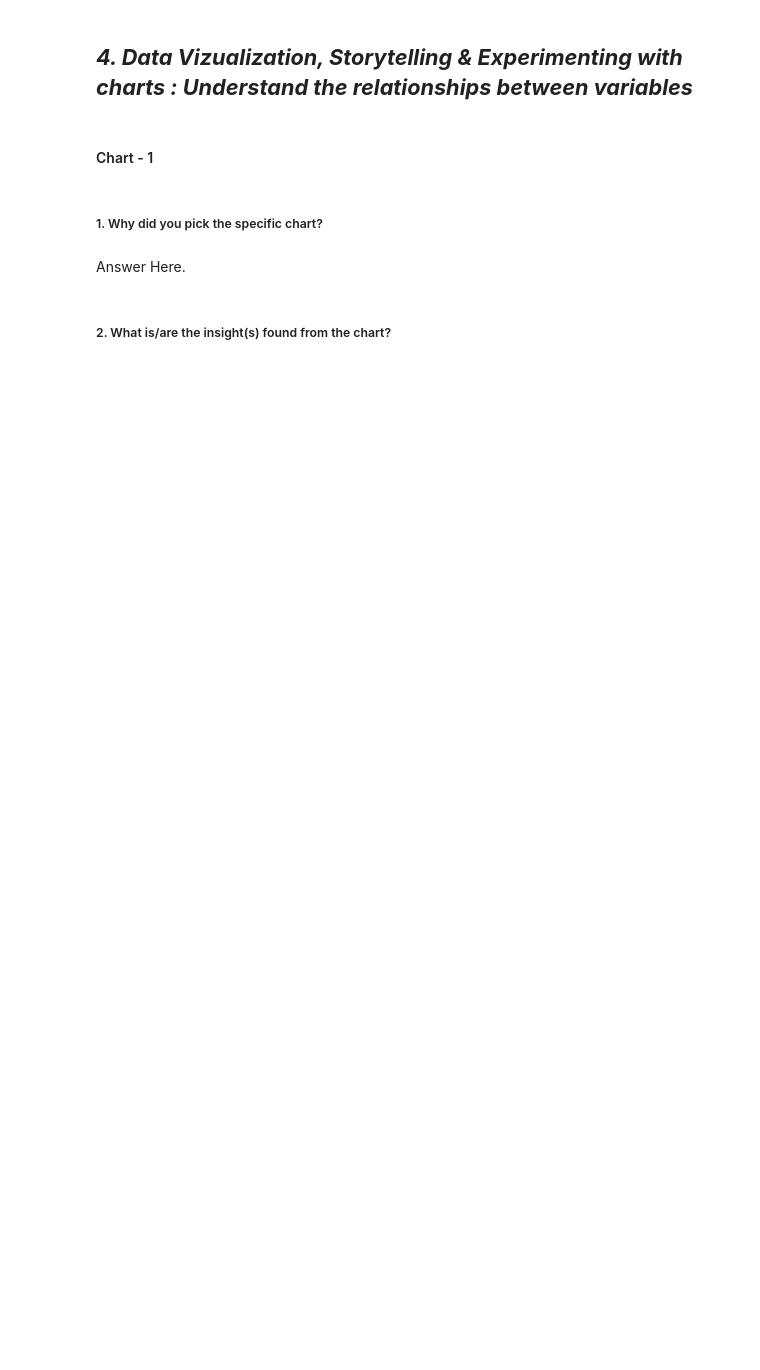
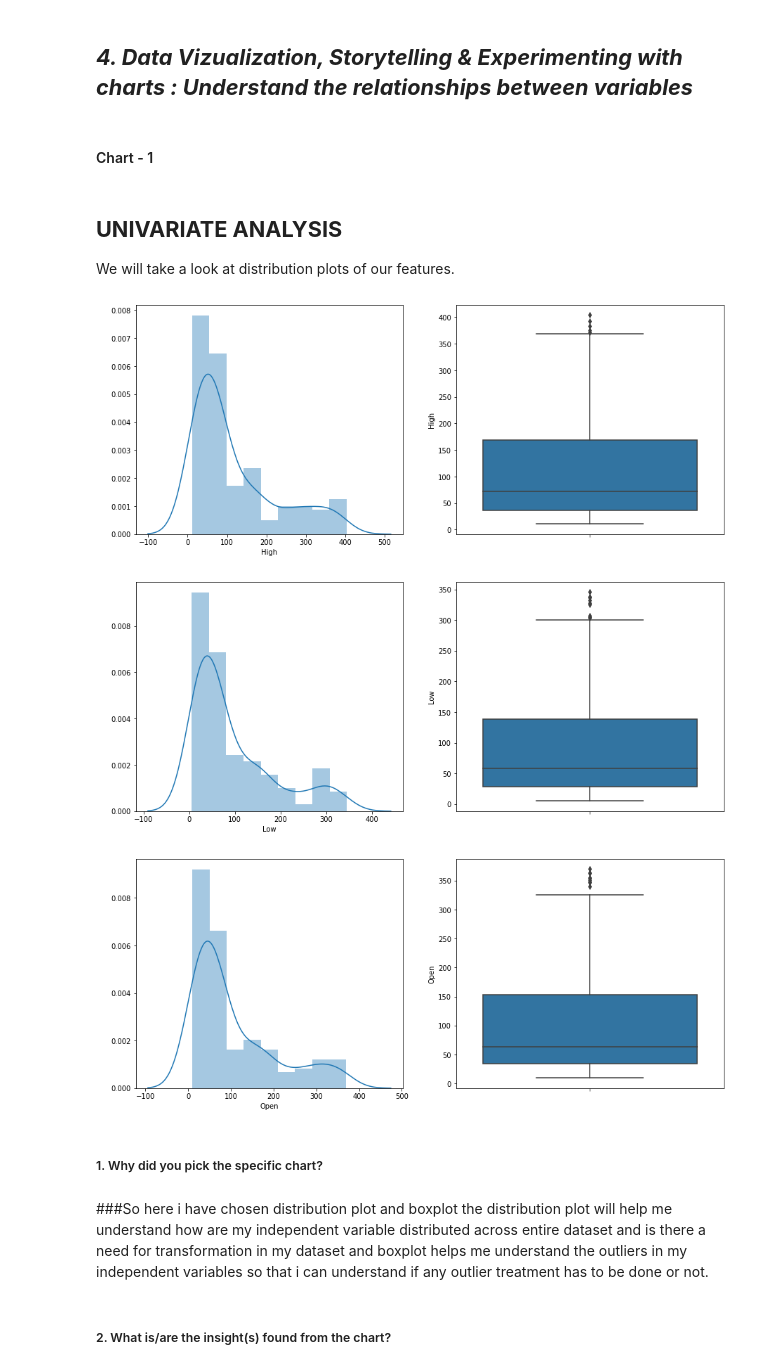
Before and after one commit to KartikKumar7070/Yesbank-stock-pricing-analysis-regression-model, a Jupyter notebook: ML_Capstone_Project_On_Regression.ipynb, the cells around one changed output. Cells and saved outputs as stored; diff of their text form; code cells hidden in the pictures; blank space fills up the shorter version.

```diff
--- a/ML_Capstone_Project_On_Regression.ipynb
+++ b/ML_Capstone_Project_On_Regression.ipynb
@@ -231,0 +233,11 @@ dtype: int64
+# %%
+
+#copying data to preserve orignal file
+df1 = df.copy()
+# %%
+# converting 'Date' into datetime - YYYY-MM-DD
+from datetime import datetime
+df1['Date'] = pd.to_datetime(df1['Date'].apply(lambda x: datetime.strptime(x, '%b-%y')))
+# %%
+#set date as index
+df1.set_index('Date',inplace=True)
@@ -236,3 +259,6 @@ Answer Here.
+# %%
+indep_var=df1[['High','Low','Open']]
+dep_var=df1['Close']
 # %% [markdown]
 ## ***4. Data Vizualization, Storytelling & Experimenting with charts : Understand the relationships between variables***
 # %% [markdown]
@@ -242,6 +266,27 @@ Answer Here.
+# %% [markdown]
+**UNIVARIATE ANALYSIS**
+---
+We will take a look at distribution plots of our features.
+# %%
+#plots for independent variables
+for var in indep_var:
+    plt.figure(figsize=(15,6))
+    plt.subplot(1, 2, 1)
+    fig = sns.distplot(df1[var].dropna())
+    fig.set_ylabel(' ')
+    fig.set_xlabel(var)
+
+    plt.subplot(1, 2, 2)
+    fig = sns.boxplot(y=df1[var])
+    fig.set_title('')
+    fig.set_ylabel(var)
+# %% [output]
+[figure, added]
+[figure, added]
+[figure, added]
 # %% [markdown]
 ##### 1. Why did you pick the specific chart?
-# %% [markdown]
-Answer Here.
+# %% [markdown]
+###So here i have chosen distribution plot and boxplot the distribution plot will help me understand how are my independent variable distributed across entire dataset and is there a need for transformation in my dataset and boxplot helps me understand the outliers in my independent variables so that i can understand if any outlier treatment has to be done or not.
 # %% [markdown]
 ##### 2. What is/are the insight(s) found from the chart?
```
Also changed, not shown: parts of 224 cells of this notebook.
